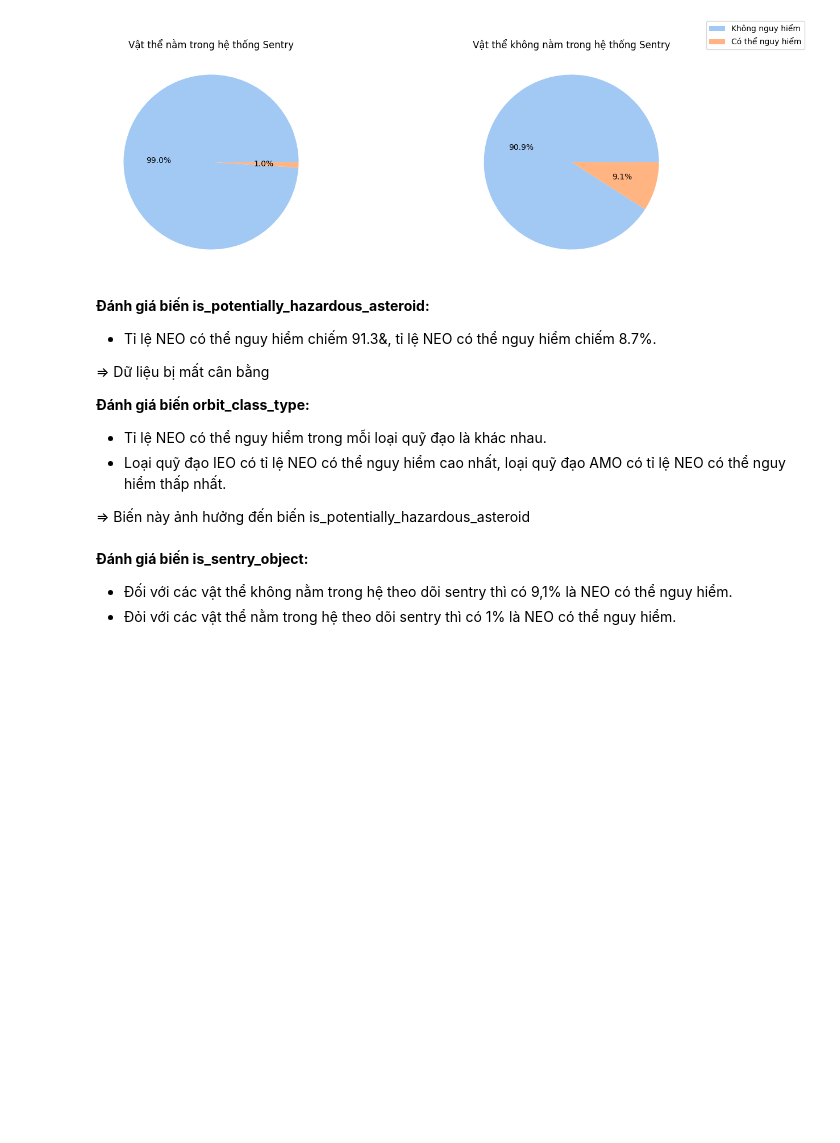
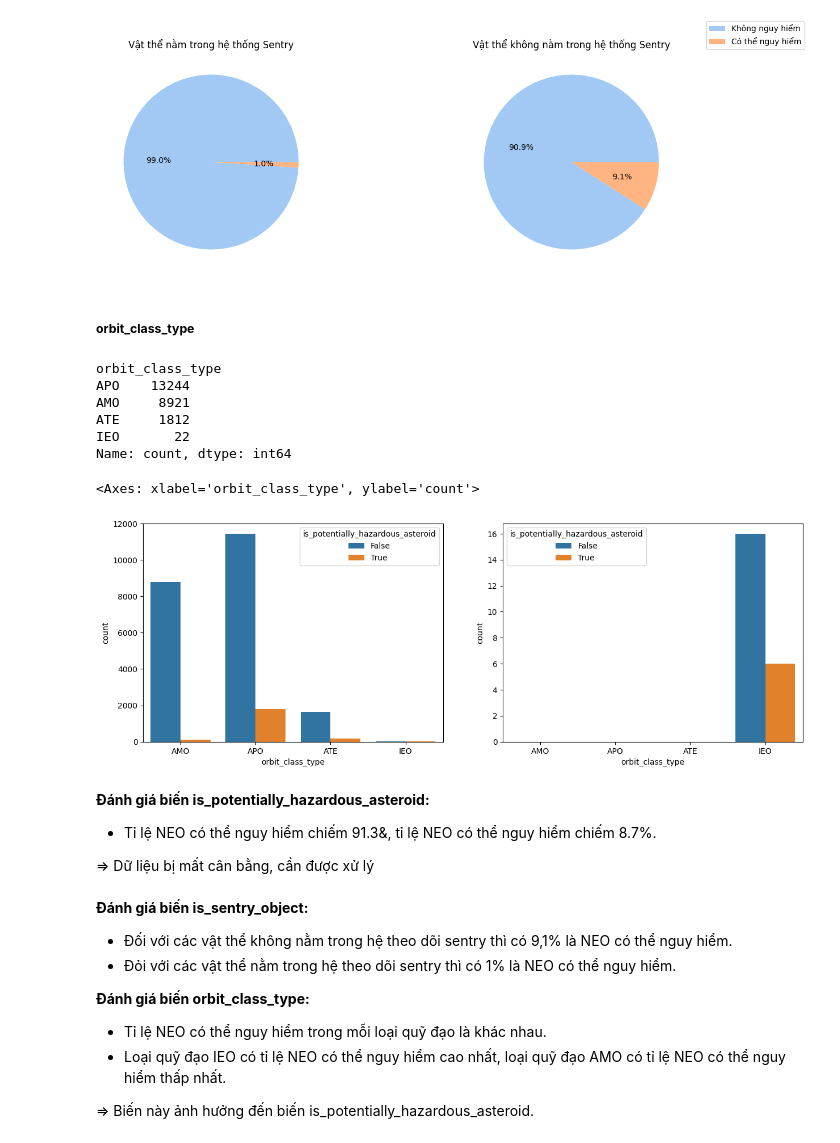
Before and after one commit to nhocratac/IE224-NEO, a Jupyter notebook: CodeTongHop_DoAn_DungXoa.ipynb, the cells around one changed output. Saved outputs shown, nothing was run; the diff lists cells and outputs as text; code cells hidden in the pictures; blank space fills up the shorter version.

Commit message:
update dashboard with additional graphs and visualizations

```diff
--- a/CodeTongHop_DoAn_DungXoa.ipynb
+++ b/CodeTongHop_DoAn_DungXoa.ipynb
@@ -499,17 +499,40 @@ fig.legend(['Không nguy hiểm', 'Có thể nguy hiểm'], loc='upper right')
 plt.show()
 # %% [output]
 [figure]
+# %% [markdown]
+##### **orbit_class_type**
+# %%
+print(df['orbit_class_type'].value_counts())
+# %% [output]
+orbit_class_type
+APO    13244
+AMO     8921
+ATE     1812
+IEO       22
+Name: count, dtype: int64
+# %%
+# Trực quan hóa dữ liệu orbit_class_type
+plt.subplots(ncols=2,figsize=(15, 5))
+plt.subplot(1, 2,1)
+sns.countplot(x='orbit_class_type', data=df,hue='is_potentially_hazardous_asteroid')
+
+# Trực quan hóa dữ liệu orbit_class_type đối với loại quỹ đạo IEO riêng
+plt.subplot(1, 2,2)
+sns.countplot(data =df[df['orbit_class_type']=='IEO'], x='orbit_class_type',hue='is_potentially_hazardous_asteroid')
+# %% [output]
+<Axes: xlabel='orbit_class_type', ylabel='count'>
+[figure, added]
 # %% [markdown]
 **Đánh giá biến is_potentially_hazardous_asteroid:**
 * Tỉ lệ NEO có thể nguy hiểm chiếm 91.3&, tỉ lệ NEO có thể nguy hiểm chiếm 8.7%.
 
-=> Dữ liệu bị mất cân bằng
+=> Dữ liệu bị mất cân bằng, cần được xử lý<br><br>
+**Đánh giá biến is_sentry_object:**
+* Đối với các vật thể không nằm trong hệ theo dõi sentry thì có 9,1% là NEO có thể nguy hiểm.
+* Đỏi với các vật thể nằm trong hệ theo dõi sentry thì có 1% là NEO có thể nguy hiểm.
 
 **Đánh giá biến orbit_class_type:**
 * Tỉ lệ NEO có thể nguy hiểm trong mỗi loại quỹ đạo là khác nhau.
 * Loại quỹ đạo IEO có tỉ lệ NEO có thể nguy hiểm cao nhất, loại quỹ đạo AMO có tỉ lệ NEO có thể nguy hiểm thấp nhất.
 
-=> Biến này ảnh hưởng đến biến is_potentially_hazardous_asteroid<br><br>
-**Đánh giá biến is_sentry_object:**
-* Đối với các vật thể không nằm trong hệ theo dõi sentry thì có 9,1% là NEO có thể nguy hiểm.
-* Đỏi với các vật thể nằm trong hệ theo dõi sentry thì có 1% là NEO có thể nguy hiểm.
+=> Biến này ảnh hưởng đến biến is_potentially_hazardous_asteroid.
```
Also changed, not shown: parts of 6 cells of this notebook.
